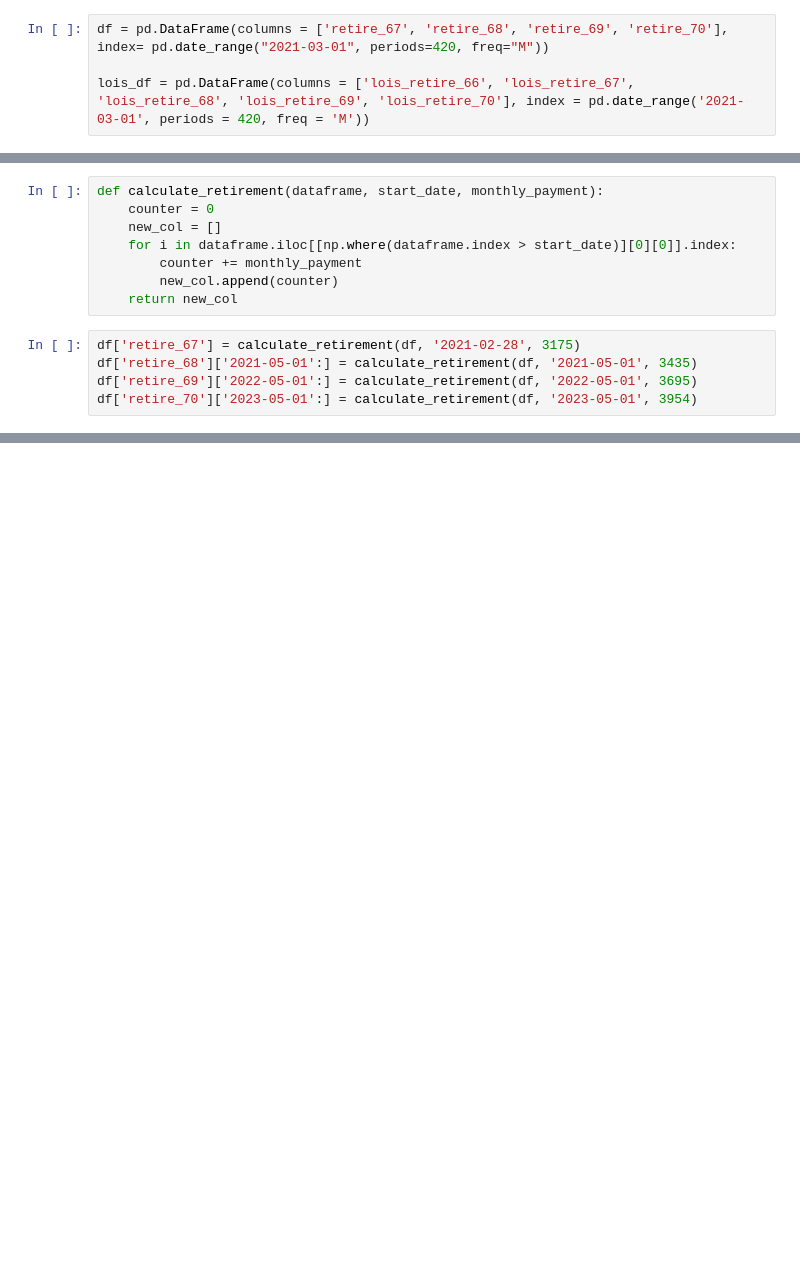
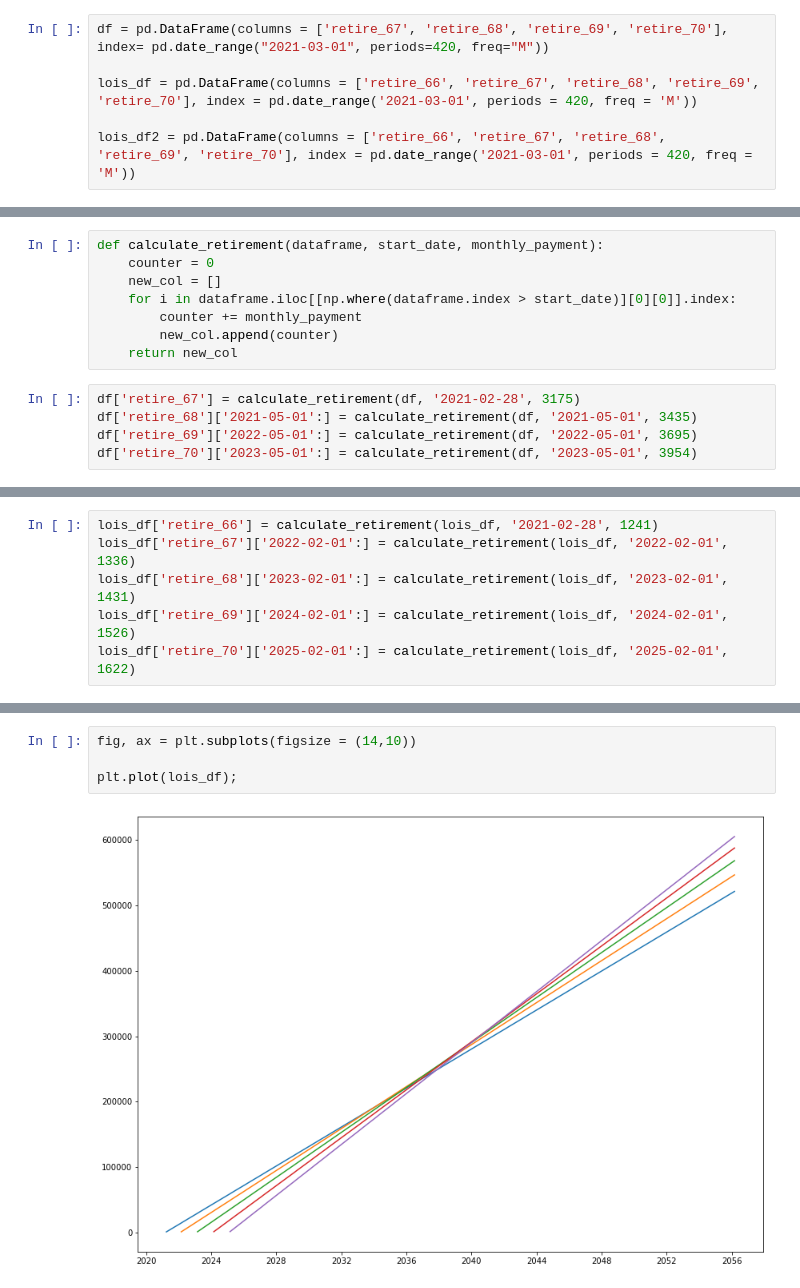
Before and after one commit to bagnine/social_security, a Jupyter notebook: social_security.ipynb, the cells around one changed output, grey strips where cells are left out. Drawn from its saved outputs; the diff is of its cells as text; blank space fills up the shorter version.

```diff
--- a/social_security.ipynb
+++ b/social_security.ipynb
@@ -5,4 +5,6 @@ import matplotlib.pyplot as plt
 # %%
 df = pd.DataFrame(columns = ['retire_67', 'retire_68', 'retire_69', 'retire_70'], index= pd.date_range("2021-03-01", periods=420, freq="M"))
 
-lois_df = pd.DataFrame(columns = ['lois_retire_66', 'lois_retire_67', 'lois_retire_68', 'lois_retire_69', 'lois_retire_70'], index = pd.date_range('2021-03-01', periods = 420, freq = 'M'))
+lois_df = pd.DataFrame(columns = ['retire_66', 'retire_67', 'retire_68', 'retire_69', 'retire_70'], index = pd.date_range('2021-03-01', periods = 420, freq = 'M'))
+
+lois_df2 = pd.DataFrame(columns = ['retire_66', 'retire_67', 'retire_68', 'retire_69', 'retire_70'], index = pd.date_range('2021-03-01', periods = 420, freq = 'M'))
@@ -61,0 +24,6 @@ plt.plot(df)
+# %%
+lois_df['retire_66'] = calculate_retirement(lois_df, '2021-02-28', 1241)
+lois_df['retire_67']['2022-02-01':] = calculate_retirement(lois_df, '2022-02-01', 1336)
+lois_df['retire_68']['2023-02-01':] = calculate_retirement(lois_df, '2023-02-01', 1431)
+lois_df['retire_69']['2024-02-01':] = calculate_retirement(lois_df, '2024-02-01', 1526)
+lois_df['retire_70']['2025-02-01':] = calculate_retirement(lois_df, '2025-02-01', 1622)
@@ -61,0 +57,6 @@ plt.plot(df)
+# %%
+fig, ax = plt.subplots(figsize = (14,10))
+
+plt.plot(lois_df);
+# %% [output]
+[figure, added]
```
Also changed, not shown: parts of 12 cells of this notebook.
